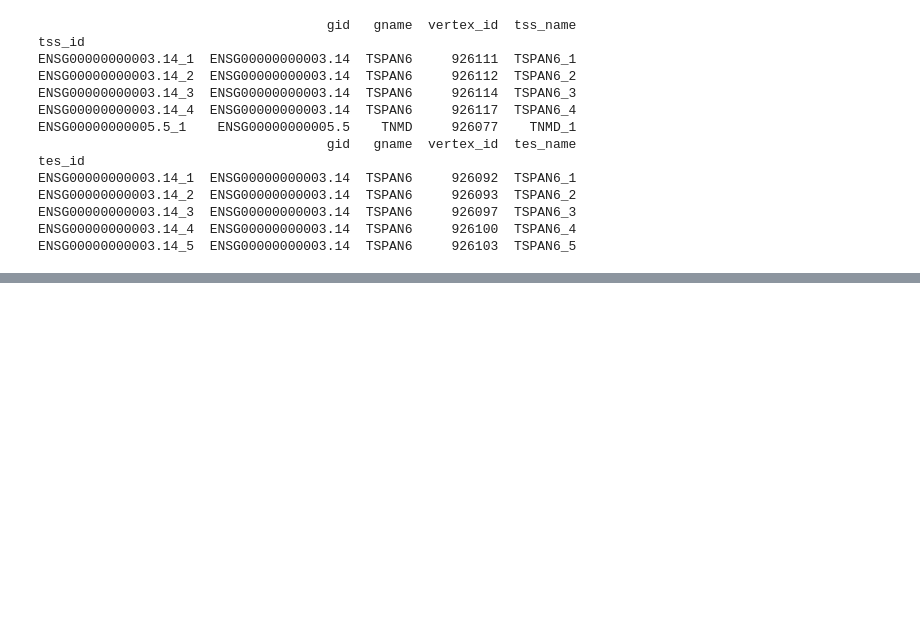
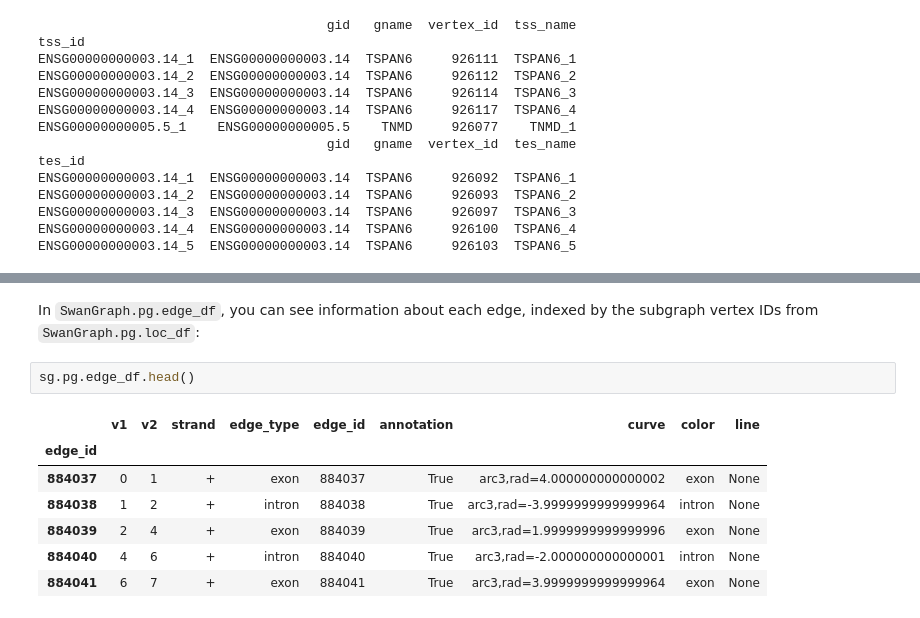
Before and after one commit to mortazavilab/swan_vis, a Jupyter notebook: faqs/Data structure.ipynb, the cells around one changed output, grey strips where cells are left out. Drawn from its saved outputs; the diff is of its cells as text; blank space fills up the shorter version.

```diff
--- a/faqs/Data structure.ipynb
+++ b/faqs/Data structure.ipynb
@@ -219,0 +294,12 @@ ENSG00000000003.14_5  ENSG00000000003.14  TSPAN6     926103  TSPAN6_5
+# %% [markdown]
+In `SwanGraph.pg.edge_df`, you can see information about each edge, indexed by the subgraph vertex IDs from `SwanGraph.pg.loc_df`:
+# %%
+sg.pg.edge_df.head()
+# %% [output]
+|  | v1 | v2 | strand | edge_type | edge_id | annotation | curve | color | line |
+| edge_id |  |  |  |  |  |  |  |  |  |
+| 884037 | 0 | 1 | + | exon | 884037 | True | arc3,rad=4.000000000000002 | exon | None |
+| 884038 | 1 | 2 | + | intron | 884038 | True | arc3,rad=-3.9999999999999964 | intron | None |
+| 884039 | 2 | 4 | + | exon | 884039 | True | arc3,rad=1.9999999999999996 | exon | None |
+| 884040 | 4 | 6 | + | intron | 884040 | True | arc3,rad=-2.000000000000001 | intron | None |
+| 884041 | 6 | 7 | + | exon | 884041 | True | arc3,rad=3.9999999999999964 | exon | None |
```
Also changed, not shown: parts of 14 cells of this notebook.
